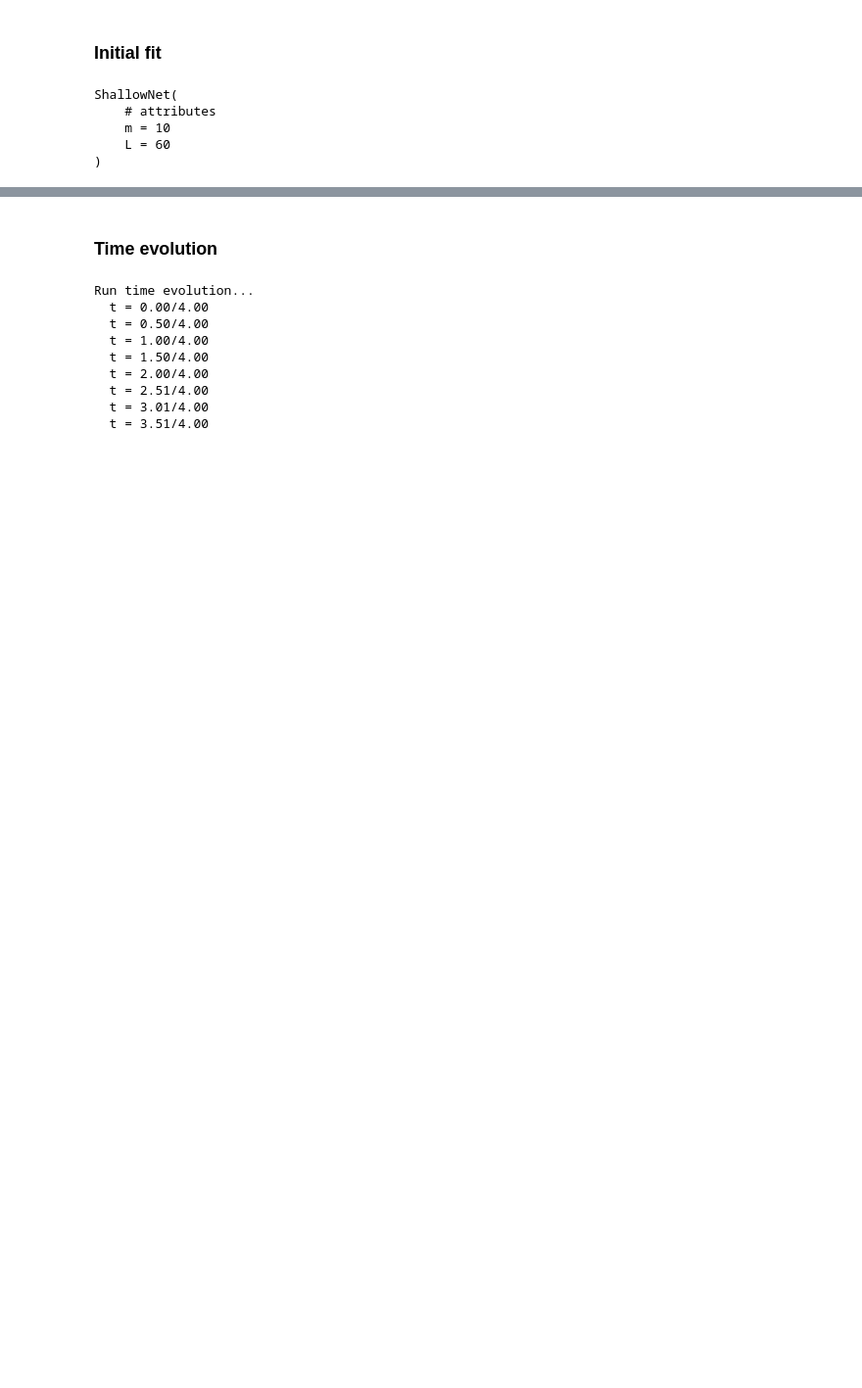
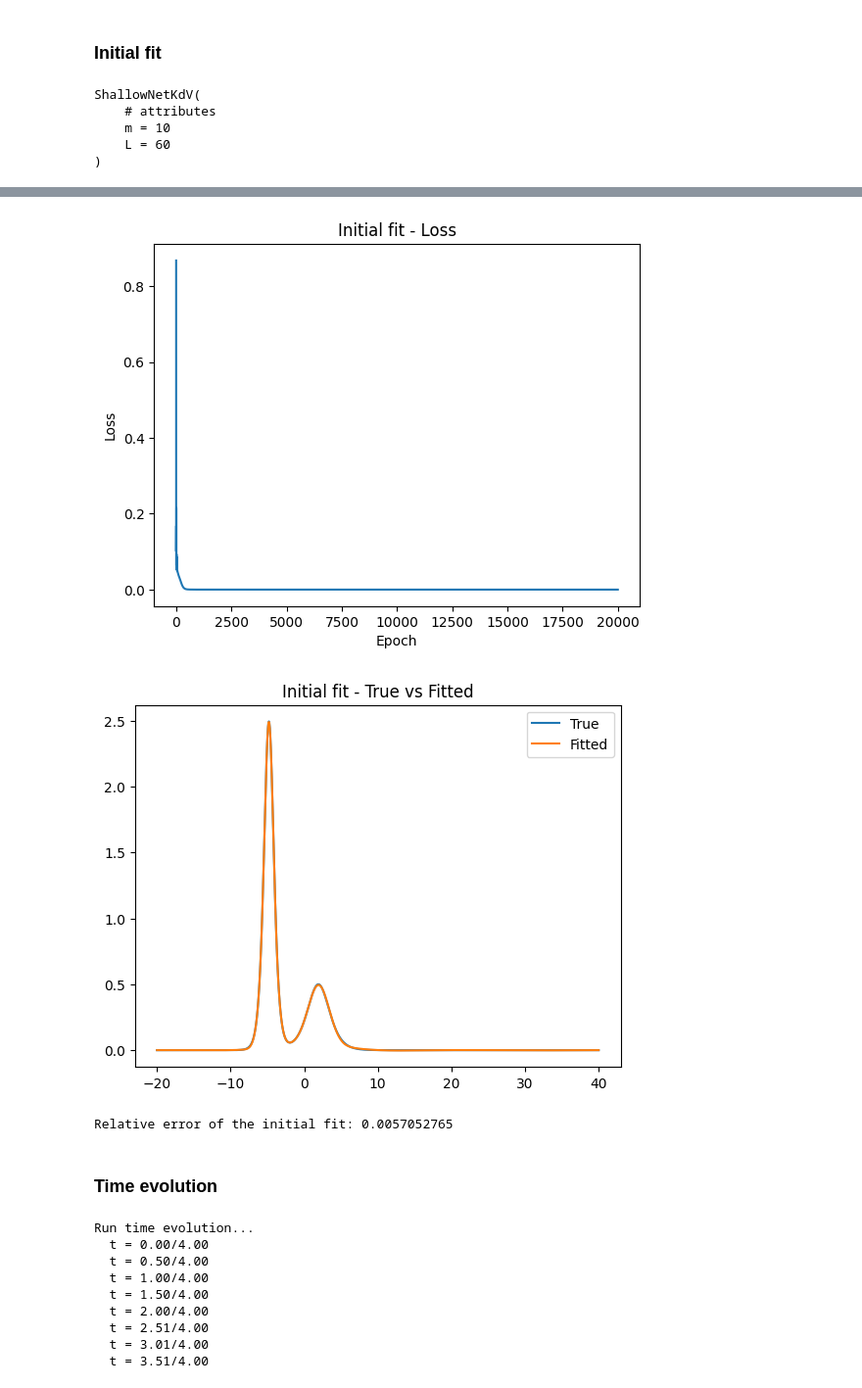
Before and after one commit to FraBet29/Neural_Galerkin, a Jupyter notebook: KdV.ipynb, the cells around one changed output, grey strips where cells are left out. Shown: that part at 98% size. Drawn from its saved outputs; the diff is of its cells as text; code cells hidden in the pictures; blank space fills up the shorter version.

```diff
--- a/KdV.ipynb
+++ b/KdV.ipynb
@@ -75,10 +75,10 @@ Training data:
 # %%
 # Neural network
 
-net = ShallowNet(training_data.m, problem_data.domain[1] - problem_data.domain[0])
+net = ShallowNetKdV(training_data.m, problem_data.domain[1] - problem_data.domain[0])
 print(net)
 # %% [output]
-ShallowNet(
+ShallowNetKdV(
     # attributes
     m = 10
     L = 60
@@ -86,10 +86,11 @@ ShallowNet(
 # %%
 # Initial fit
 
-initial_fit = False
+initial_fit = True
 
 if initial_fit:
     theta = init_neural_galerkin(net, problem_data, training_data) # train a NN to fit the initial condition
     jnp.save('./data/theta_init_' + problem_data.name +'.npy', theta)
 else:
     theta = jnp.load('./data/theta_init_' + problem_data.name + '.npy', allow_pickle=True).item()
+# %% [output]
@@ -96,3 +114,6 @@ else:
+[figure, added]
+[figure, added]
+Relative error of the initial fit: 0.0057052765
 # %% [markdown]
 ### Time evolution
 # %%
```
Also changed, not shown: parts of 7 cells of this notebook, 2 other files.
